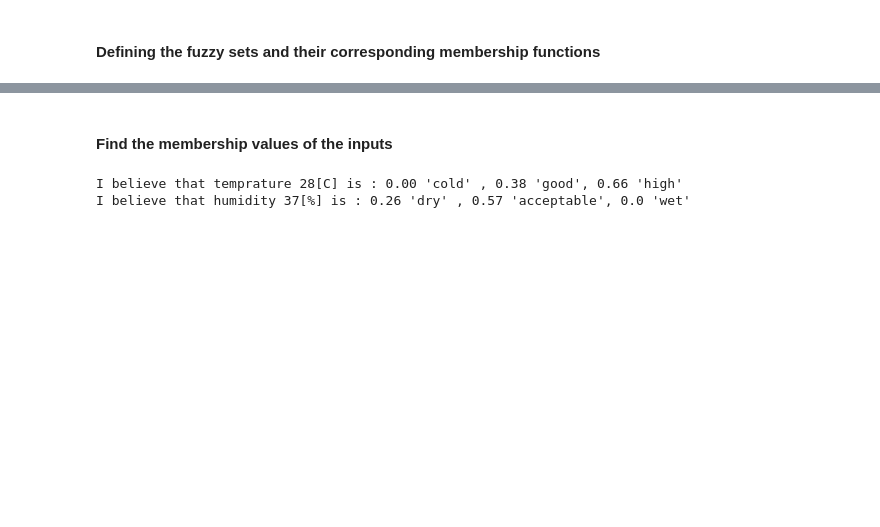
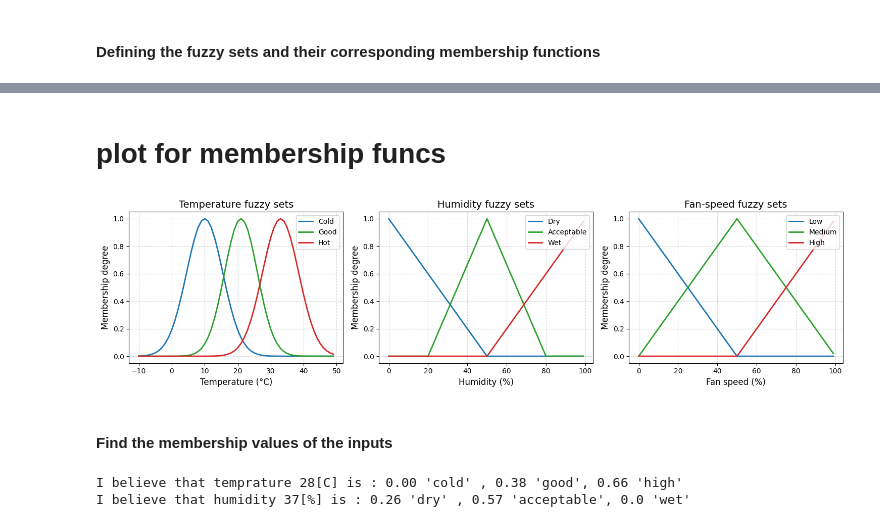
Before and after one commit to rotematari/computetional-intelegence, a Jupyter notebook: CI_course/CI_EX5/CI_EX5.ipynb, the cells around one changed output, grey strips where cells are left out. Saved outputs shown, nothing was run; the diff lists cells and outputs as text; code cells hidden in the pictures; blank space fills up the shorter version.

```diff
--- a/CI_course/CI_EX5/CI_EX5.ipynb
+++ b/CI_course/CI_EX5/CI_EX5.ipynb
@@ -130,3 +154,75 @@ plt.show()
+# %% [markdown]
+# plot for membership funcs
+# %%
+
+
+# 1. Prepare figure with three side-by-side subplots
+fig, (ax1, ax2, ax3) = plt.subplots(1, 3, figsize=(15, 4))
+
+# -------------------------------------------------------------------
+# Plot 1: Temperature fuzzy sets
+# -------------------------------------------------------------------
+# Cold
+ax1.plot(x_temp, temp_cold,   lw=2, color='#1f77b4', label='Cold')
+# Good
+ax1.plot(x_temp, temp_good,   lw=2, color='#2ca02c', label='Good')
+# Hot
+ax1.plot(x_temp, temp_hot,    lw=2, color='#d62728', label='Hot')
+# Optional: mark crisp temperature input
+# ax1.axvline(T, color='k', ls='--', lw=1.5)
+
+ax1.set_title('Temperature fuzzy sets', fontsize=14)
+ax1.set_xlabel('Temperature (°C)', fontsize=12)
+ax1.set_ylabel('Membership degree', fontsize=12)
+ax1.set_ylim(-0.05, 1.05)
+ax1.legend(loc='upper right', framealpha=0.8)
+ax1.grid(True, ls='--', alpha=0.5)
+
+# -------------------------------------------------------------------
+# Plot 2: Humidity fuzzy sets
+# -------------------------------------------------------------------
+# Dry
+ax2.plot(x_humidity, humid_dry,         lw=2, color='#1f77b4', label='Dry')
+# Acceptable
+ax2.plot(x_humidity, humid_acceptable,  lw=2, color='#2ca02c', label='Acceptable')
+# Wet
+ax2.plot(x_humidity, humid_wet,         lw=2, color='#d62728', label='Wet')
+# Optional: mark crisp humidity input
+# ax2.axvline(H, color='k', ls='--', lw=1.5)
+
+ax2.set_title('Humidity fuzzy sets', fontsize=14)
+ax2.set_xlabel('Humidity (%)', fontsize=12)
+ax2.set_ylabel('Membership degree', fontsize=12)
+ax2.set_ylim(-0.05, 1.05)
+ax2.legend(loc='upper right', framealpha=0.8)
+ax2.grid(True, ls='--', alpha=0.5)
+
+# -------------------------------------------------------------------
+# Plot 3: Fan-speed fuzzy sets
+# -------------------------------------------------------------------
+# Low
+ax3.plot(x_fan, fan_lo,  lw=2, color='#1f77b4', label='Low')
+# Medium
+ax3.plot(x_fan, fan_md,  lw=2, color='#2ca02c', label='Medium')
+# High
+ax3.plot(x_fan, fan_hi,  lw=2, color='#d62728', label='High')
+# Optional: mark crisp fan-speed result
+# ax3.axvline(fan_cog, color='k', ls='--', lw=1.5)
+
+ax3.set_title('Fan-speed fuzzy sets', fontsize=14)
+ax3.set_xlabel('Fan speed (%)', fontsize=12)
+ax3.set_ylabel('Membership degree', fontsize=12)
+ax3.set_ylim(-0.05, 1.05)
+ax3.legend(loc='upper right', framealpha=0.8)
+ax3.grid(True, ls='--', alpha=0.5)
+
+# -------------------------------------------------------------------
+# Final layout adjustments
+# -------------------------------------------------------------------
+plt.tight_layout()
+plt.show()
+# %% [output]
+[figure, added]
 # %% [markdown]
 #### Find the membership values of the inputs ####
 # %%
```
Also changed, not shown: parts of 21 cells of this notebook, 3 other files.
